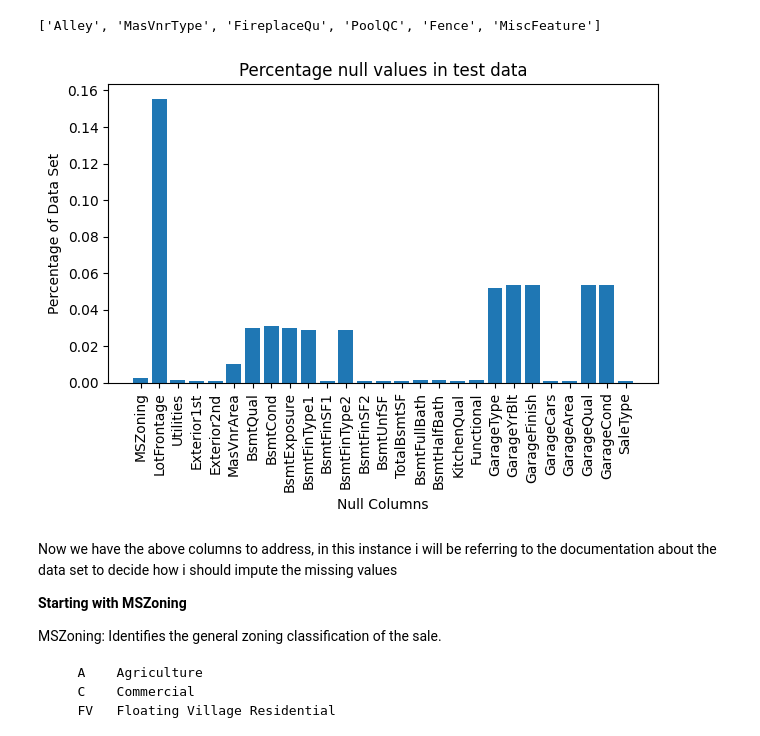
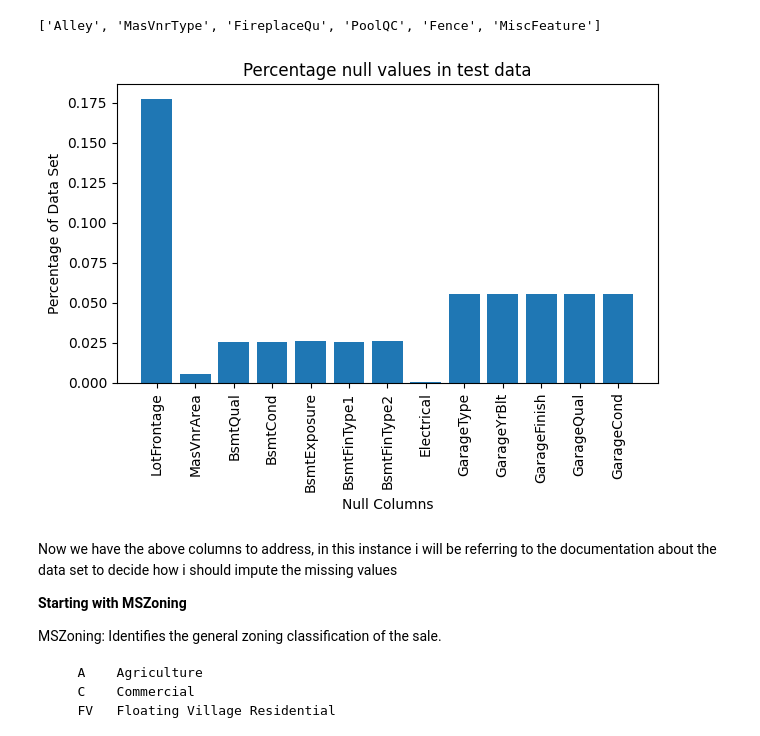
Before and after one commit to Jbugden/Portfolio, a Jupyter notebook: data_science_projects/hosing_prices_predictions/housing_prices_regression.ipynb, the cells around one changed output. Drawn from its saved outputs; the diff is of its cells as text; code cells hidden in the pictures.

```diff
--- a/data_science_projects/hosing_prices_predictions/housing_prices_regression.ipynb
+++ b/data_science_projects/hosing_prices_predictions/housing_prices_regression.ipynb
@@ -110,8 +112,8 @@ test_data.head(20)
 
 Initially i can see in there are many columns with missing data.
 # %%
-null_columns = test_data.columns[test_data.isnull().any()]
-null_counts = test_data[null_columns].isnull().sum()
+null_columns = train_data.columns[train_data.isnull().any()]
+null_counts = train_data[null_columns].isnull().sum()
 print(null_counts)
 # here we can see that there are some columns that have large amounts of
 # missing values
@@ -135,7 +140,7 @@ SaleType           1
 dtype: int64
 # %%
 # convert null counts to dictionary and divide by len of df to get % of null values
-null_counts_dict = (null_counts/len(test_data)).to_dict()
+null_counts_dict = (null_counts/len(train_data)).to_dict()
 
 # Extract data into list
 columns = list(null_counts_dict.keys())
@@ -163,31 +168,31 @@ for k,v in null_counts_dict.items():
 
 print(col_to_drop)
 
-test_data = test_data.drop(columns =col_to_drop)
+train_data = train_data.drop(columns =col_to_drop)
 # %% [output]
 ['Alley', 'MasVnrType', 'FireplaceQu', 'PoolQC', 'Fence', 'MiscFeature']
 # %%
-null_columns = test_data.columns[test_data.isnull().any()]
-null_counts = test_data[null_columns].isnull().sum()
+null_columns = train_data.columns[train_data.isnull().any()]
+null_counts = train_data[null_columns].isnull().sum()
 
 # convert null counts to dictionary and divide by len of df to get % of null values
 null_counts_dict = (null_counts/len(test_data)).to_dict()
 
 # Extract data into list
 columns = list(null_counts_dict.keys())
 values = list(null_counts_dict.values())
 
 # create histogram
 plt.bar(columns,values)
 plt.xlabel('Null Columns')
 plt.ylabel('Percentage of Data Set')
 plt.title('Percentage null values in test data')
 plt.xticks(rotation=90)
 
 plt.tight_layout()
 plt.show()
 # %% [output]
-[figure, old version]
+[figure, new version]
 # %% [markdown]
 Now we have the above columns to address, in this instance i will be referring to the documentation about the data set to decide how i should impute the missing values
 
```
Also changed, not shown: parts of 87 cells of this notebook, 1 other file.
